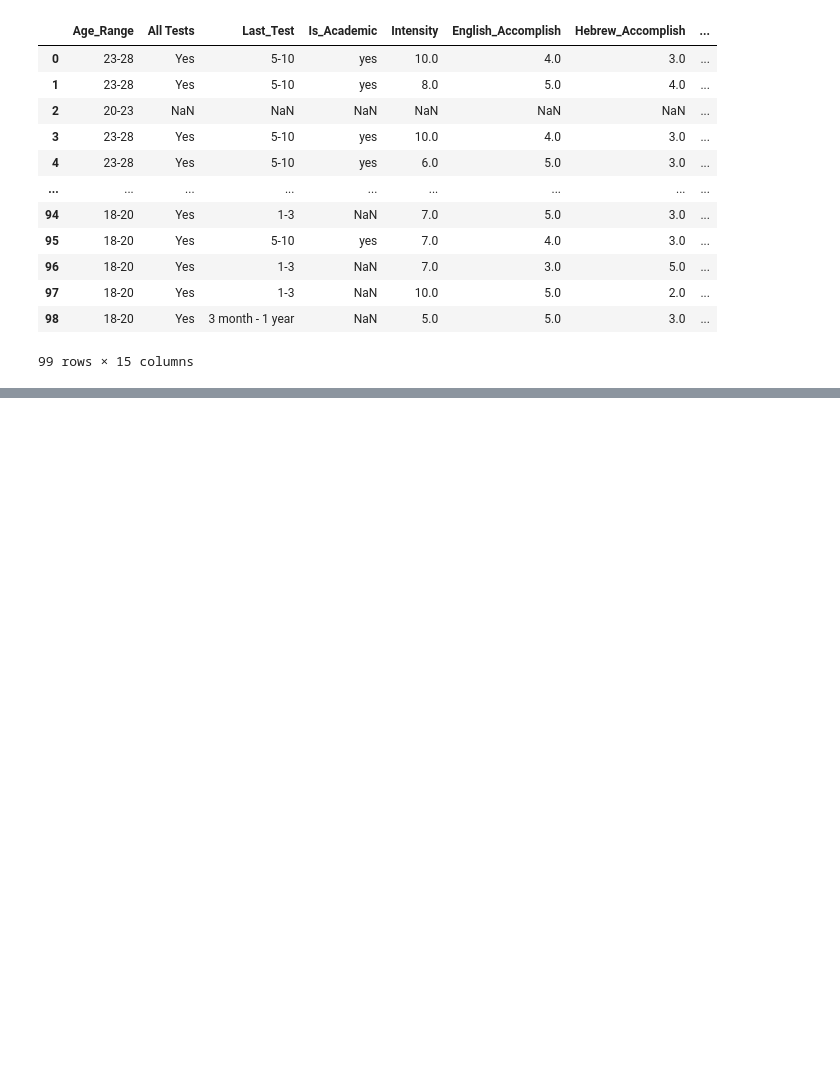
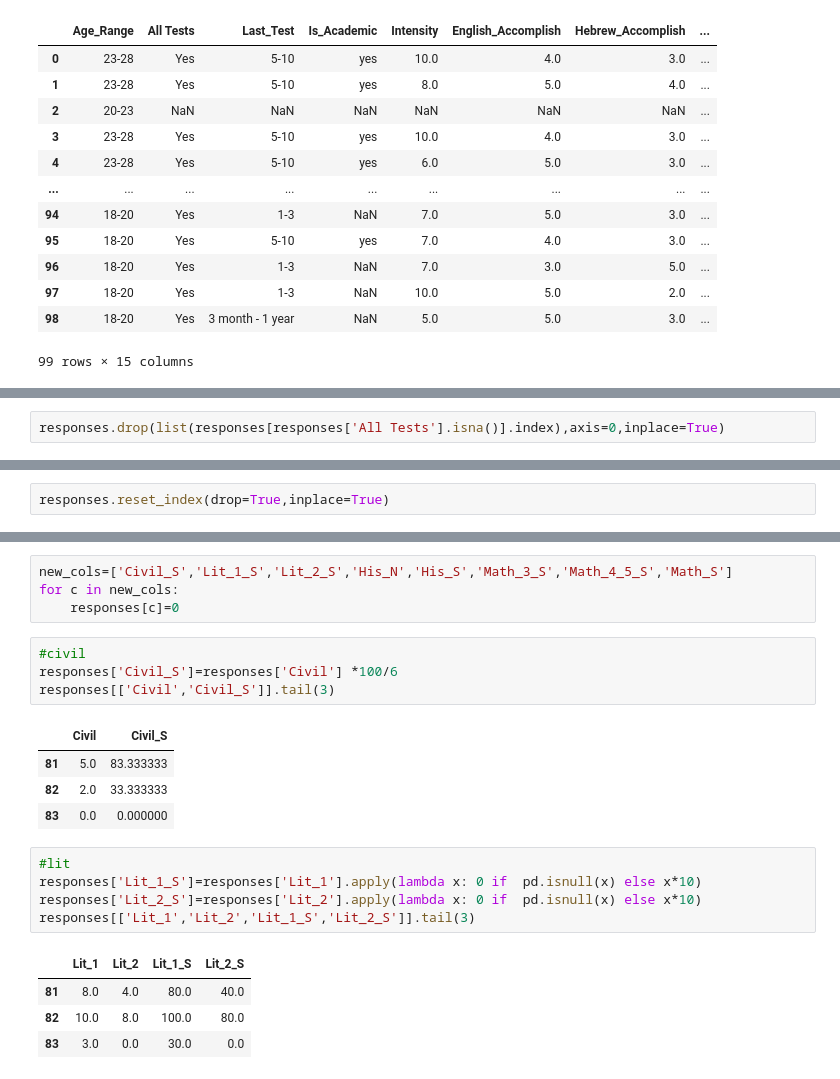
Before and after one commit to matantsour/Core_Studies_Memory_Analysis, a Jupyter notebook: Core_Studies_Memory_Analysis.ipynb, the cells around one changed output, grey strips where cells are left out. Drawn from its saved outputs; the diff is of its cells as text; blank space fills up the shorter version.

```diff
--- a/Core_Studies_Memory_Analysis.ipynb
+++ b/Core_Studies_Memory_Analysis.ipynb
@@ -35,0 +140,2 @@ responses
+# %%
+responses.drop(list(responses[responses['All Tests'].isna()].index),axis=0,inplace=True)
@@ -35,0 +160,2 @@ responses
+# %%
+responses.reset_index(drop=True,inplace=True)
@@ -35,0 +199,23 @@ responses
+# %%
+new_cols=['Civil_S','Lit_1_S','Lit_2_S','His_N','His_S','Math_3_S','Math_4_5_S','Math_S']
+for c in new_cols:
+    responses[c]=0
+# %%
+#civil
+responses['Civil_S']=responses['Civil'] *100/6
+responses[['Civil','Civil_S']].tail(3)
+# %% [output]
+|  | Civil | Civil_S |
+| 81 | 5.0 | 83.333333 |
+| 82 | 2.0 | 33.333333 |
+| 83 | 0.0 | 0.000000 |
+# %%
+#lit
+responses['Lit_1_S']=responses['Lit_1'].apply(lambda x: 0 if  pd.isnull(x) else x*10)
+responses['Lit_2_S']=responses['Lit_2'].apply(lambda x: 0 if  pd.isnull(x) else x*10)
+responses[['Lit_1','Lit_2','Lit_1_S','Lit_2_S']].tail(3)
+# %% [output]
+|  | Lit_1 | Lit_2 | Lit_1_S | Lit_2_S |
+| 81 | 8.0 | 4.0 | 80.0 | 40.0 |
+| 82 | 10.0 | 8.0 | 100.0 | 80.0 |
+| 83 | 3.0 | 0.0 | 30.0 | 0.0 |
```
Also changed, not shown: parts of 61 cells of this notebook.
